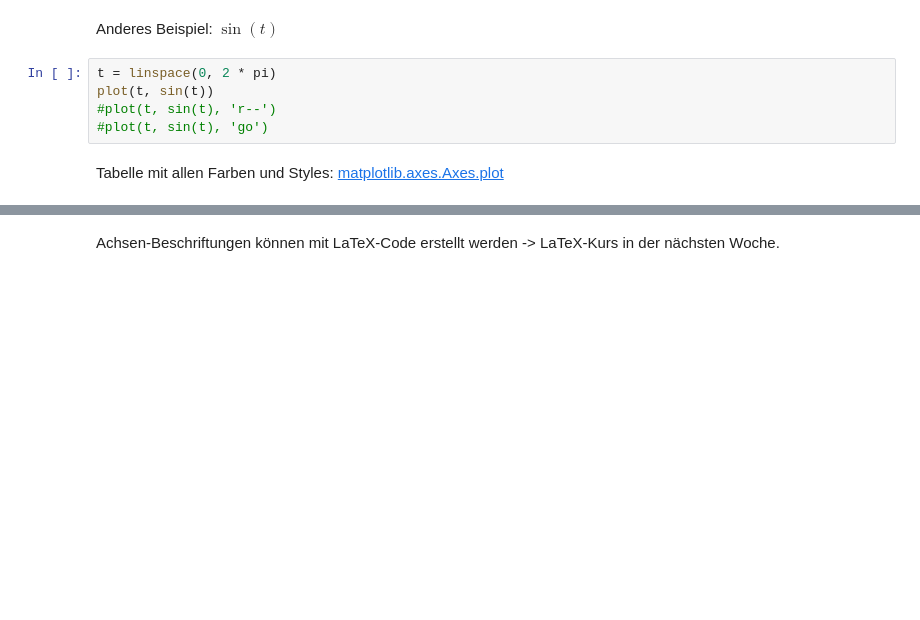
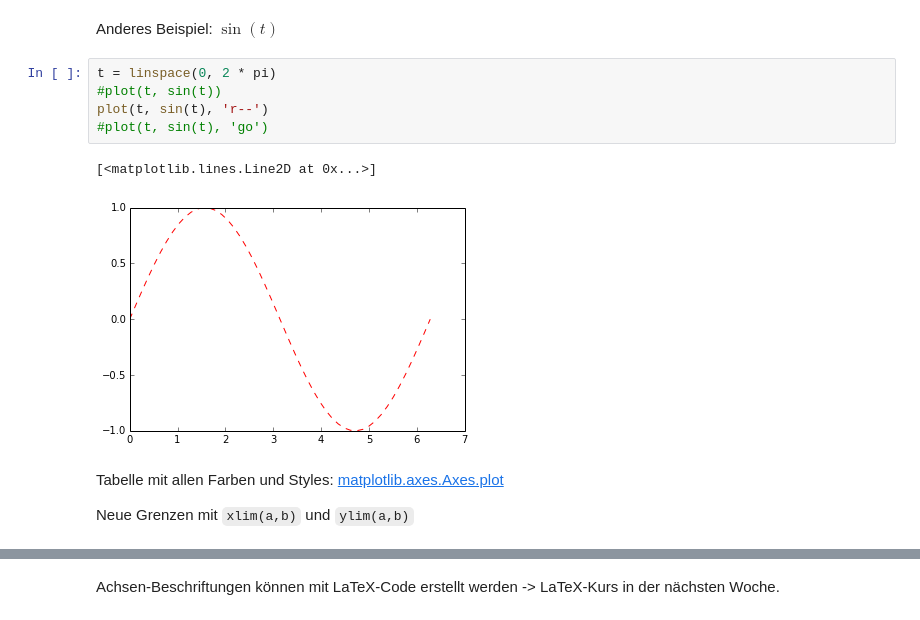
Before and after one commit to pep-dortmund/toolbox-workshop, a Jupyter notebook: python/Matplotlib.ipynb, the cells around one changed output, grey strips where cells are left out. Drawn from its saved outputs; the diff is of its cells as text; blank space fills up the shorter version.

```diff
--- a/python/Matplotlib.ipynb
+++ b/python/Matplotlib.ipynb
@@ -33,10 +34,15 @@ plot(x, x**2)
 Anderes Beispiel: $\sin(t)$
 # %%
 t = linspace(0, 2 * pi)
-plot(t, sin(t))
-#plot(t, sin(t), 'r--')
+#plot(t, sin(t))
+plot(t, sin(t), 'r--')
 #plot(t, sin(t), 'go')
+# %% [output]
+[<matplotlib.lines.Line2D at 0x...>]
+[figure, added]
 # %% [markdown]
 Tabelle mit allen Farben und Styles: [matplotlib.axes.Axes.plot](http://matplotlib.org/api/axes_api.html#matplotlib.axes.Axes.plot)
+
+Neue Grenzen mit `xlim(a,b)` und `ylim(a,b)`
 # %%
 plot(t, sin(t))
```
Also changed, not shown: parts of 8 cells of this notebook, 1 other file.
